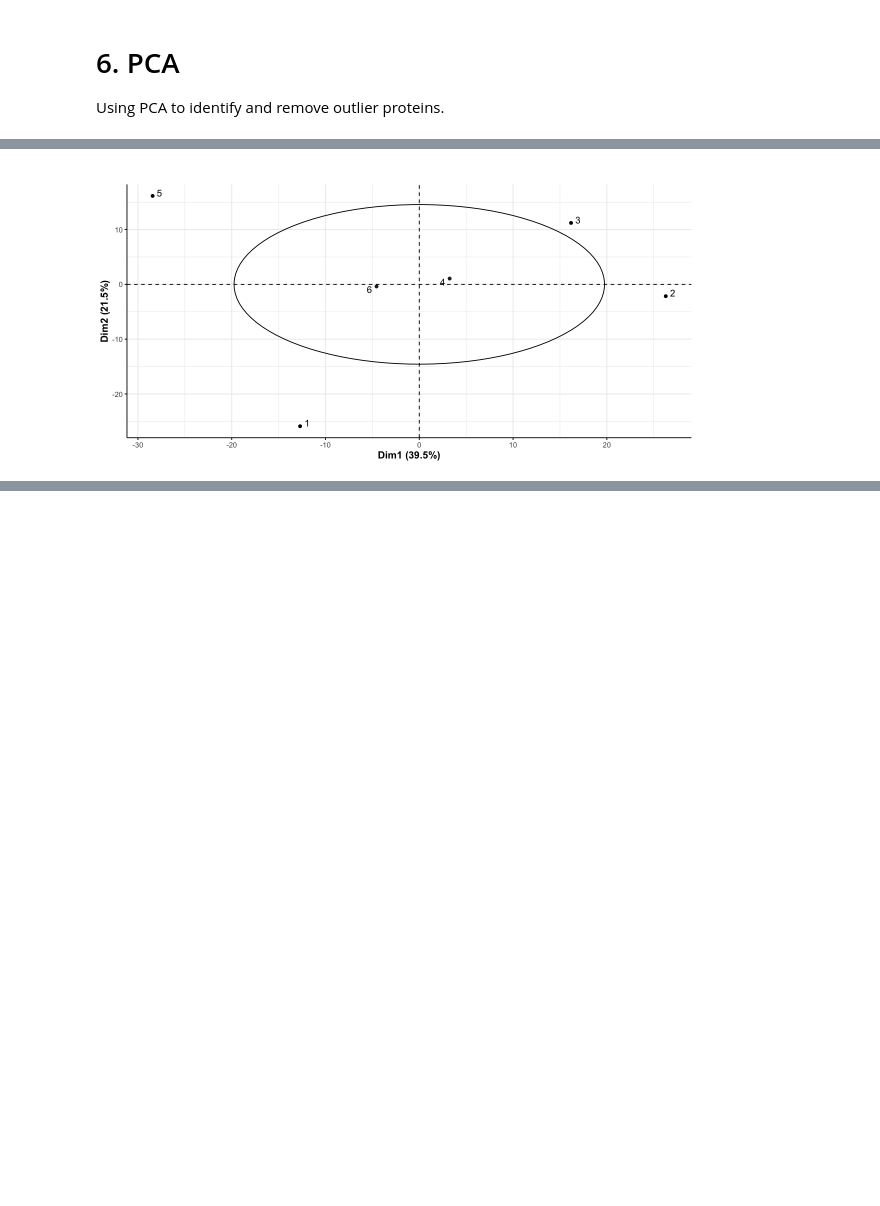
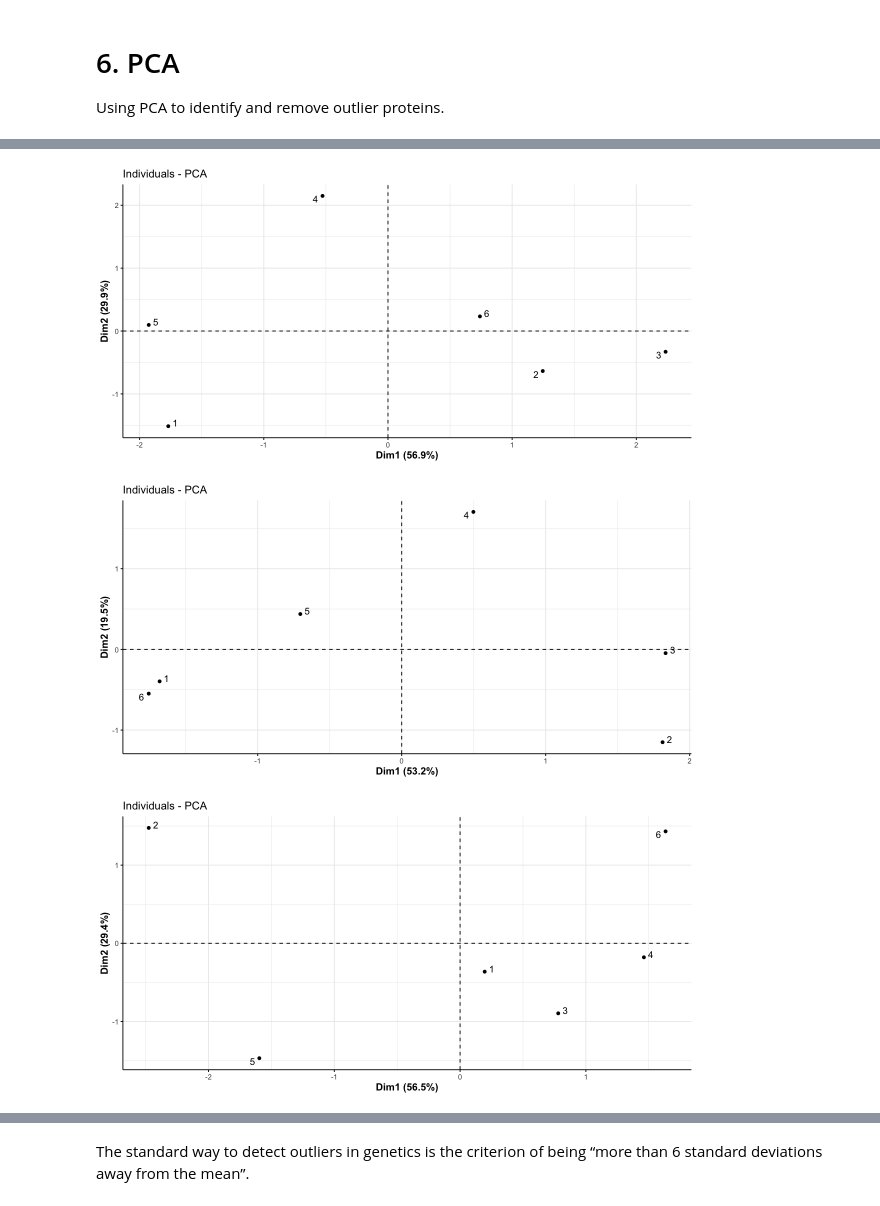
Before and after one commit to alexispayton/Wildfires-and-Extracellular-Vesicles-EVs-Woodsmoke-Alters-EV-Proteomic-Signatures-involved-in-Ext, a Jupyter notebook: 3. Proteomics Data Processing/Data Processing.ipynb, the cells around one changed output, grey strips where cells are left out. Cells and saved outputs as stored; diff of their text form; code cells hidden in the pictures; blank space fills up the shorter version.

```diff
--- a/3. Proteomics Data Processing/Data Processing.ipynb
+++ b/3. Proteomics Data Processing/Data Processing.ipynb
@@ -421,14 +399,18 @@ A tibble: 6 × 990
 # %%
 # running PCA
-pca_coculture_exp = prcomp(pca_prep_coculture_exp_df, scale = TRUE)
-pca_coculture_vehicleCT = prcomp(pca_prep_coculture_vehicleCT_df, scale = TRUE)
-pca_triculture_exp = prcomp(pca_prep_triculture_exp_df, scale = TRUE)
-pca_triculture_vehicleCT = prcomp(pca_prep_triculture_vehicleCT_df, scale = TRUE)
+# unable to run pca on entire dataset, each treatment included different proteins creating missing data
+# variables = proteins, individuals = replicates
+#pca_proteome = prcomp(pca_prep_imputed_df[2:25], scale = TRUE)
+pca_coculture_exp = prcomp(pca_prep_coculture_exp_df[2:dim(pca_prep_coculture_exp_df)[1]], scale = TRUE)
+pca_coculture_vehicleCT = prcomp(pca_prep_coculture_vehicleCT_df[2:dim(pca_prep_coculture_vehicleCT_df)[1]], scale = TRUE)
+pca_triculture_exp = prcomp(pca_prep_triculture_exp_df[2:dim(pca_prep_triculture_exp_df)[1]], scale = TRUE)
+pca_triculture_vehicleCT = prcomp(pca_prep_triculture_vehicleCT_df[2:dim(pca_prep_triculture_vehicleCT_df)[1]], scale = TRUE)
 
 # viewing scree plots to see how much of the variance was captured in first 2 eigenvectors
 options(repr.plot.width=10, repr.plot.height=5) #changing size
-fviz_eig(pca_coculture_exp)
-fviz_eig(pca_coculture_vehicleCT)
-fviz_eig(pca_triculture_exp)
-fviz_eig(pca_triculture_vehicleCT)
+#fviz_eig(pca_proteome)
+fviz_eig(pca_coculture_exp, addlabels = TRUE)
+fviz_eig(pca_coculture_vehicleCT, addlabels = TRUE)
+fviz_eig(pca_triculture_exp, addlabels = TRUE)
+fviz_eig(pca_triculture_vehicleCT, addlabels = TRUE)
 # %% [output]
@@ -439,17 +421,29 @@ fviz_eig(pca_triculture_vehicleCT)
 # %%
 # visualizing all data to detect outliers
 fviz_pca_ind(pca_coculture_exp,
-             #col.ind = food_data$Cases_vs_median, # color by cases_vs_median
-             #adding 95% confidence ellipses for each group
-             addEllipses = TRUE, # Concentration ellipses
-             ellipse.type = "confidence",
-             repel = TRUE, title = "") +
+             repel = TRUE) +
 theme(axis.line = element_line(colour = "black"), #making x and y axes black
-      legend.title = element_text(size = 9, face = "bold"),
       legend.text = element_text(size = 8),
-      legend.position = 'bottom',
-      axis.title = element_text(face = "bold", size = rel(1.1))) #+ #changes axis titles
+      axis.title = element_text(face = "bold", size = rel(1.1))) #changes axis titles
 
-  #labs(x = "Dimension 1 (26.7%)", y = ("Dimension 2 (10.8%)"))
+fviz_pca_ind(pca_coculture_vehicleCT,
+             repel = TRUE) +
+theme(axis.line = element_line(colour = "black"), #making x and y axes black
+      legend.text = element_text(size = 8),
+      axis.title = element_text(face = "bold", size = rel(1.1))) #changes axis titles
+
+fviz_pca_ind(pca_triculture_exp,
+             repel = TRUE) +
+theme(axis.line = element_line(colour = "black"), #making x and y axes black
+      legend.text = element_text(size = 8),
+      axis.title = element_text(face = "bold", size = rel(1.1))) #changes axis titles
+
+fviz_pca_ind(pca_triculture_vehicleCT,
+             repel = TRUE) +
+theme(axis.line = element_line(colour = "black"), #making x and y axes black
+      legend.text = element_text(size = 8),
+      axis.title = element_text(face = "bold", size = rel(1.1))) #changes axis titles
 # %% [output]
-[figure, old version]
+[figure, new version]
+[figure, added]
+[figure, added]
@@ -455,0 +451,2 @@ theme(axis.line = element_line(colour = "black"), #making x and y axes black
+# %% [markdown]
+The standard way to detect outliers in genetics is the criterion of being “more than 6 standard deviations away from the mean”.
```
Also changed, not shown: parts of 9 cells of this notebook.
